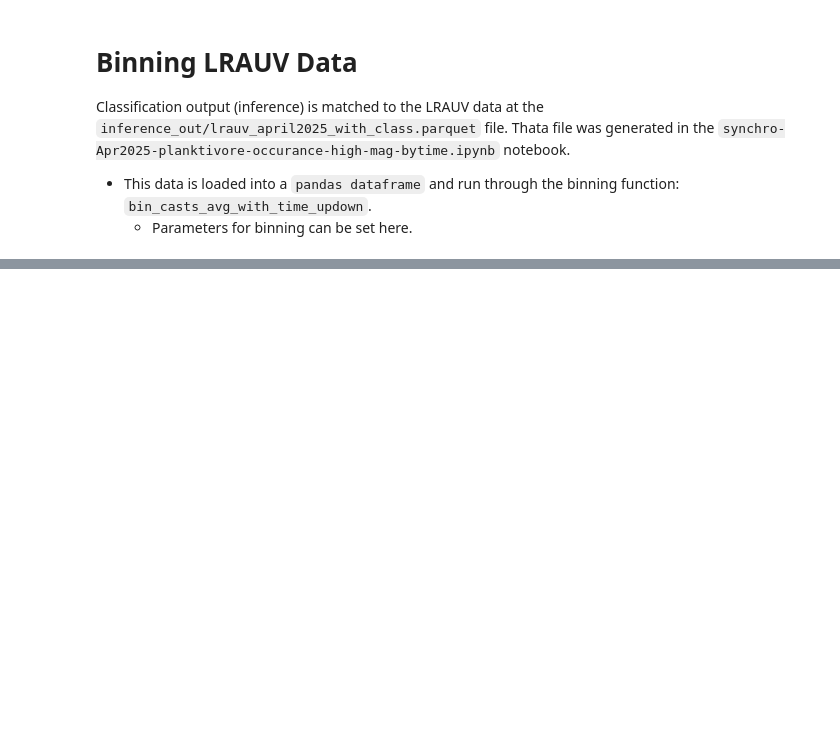
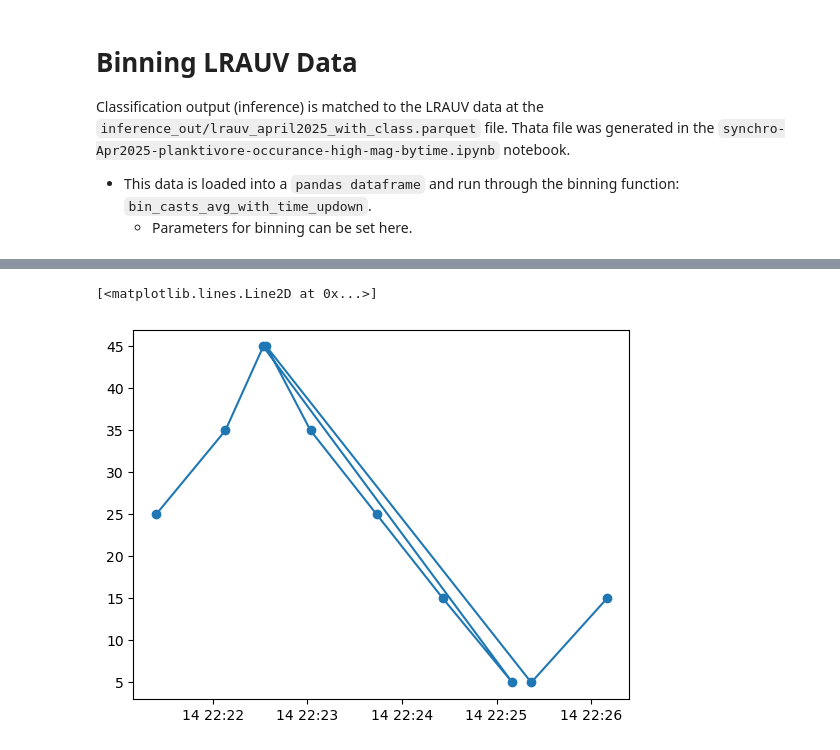
Before and after one commit to CeNCOOS/planktivore_processing_code, a Jupyter notebook: notebooks/synchro-Apr2025-planktivore-depth-binning.ipynb, the cells around one changed output, grey strips where cells are left out. Saved outputs shown, nothing was run; the diff lists cells and outputs as text; code cells hidden in the pictures; blank space fills up the shorter version.

```diff
--- a/notebooks/synchro-Apr2025-planktivore-depth-binning.ipynb
+++ b/notebooks/synchro-Apr2025-planktivore-depth-binning.ipynb
@@ -223,5 +236,5 @@ def bin_casts_avg_with_time_updown(
 # %%
 #df = pd.read_parquet(p / "lrauv_april2025_with_class.parquet")
 #df = pd.read_parquet(p / "lrauv_april2025_with_class_20251009model_filtered.parquet")
-df = pd.read_parquet(p / "lrauv_april2025_with_class_20251009model_filtered_addNaN.parquet")
+df = pd.read_parquet(p / "lrauv_april2025_with_class_20251009model_filtered_addNaN_update.parquet")
 #df=pd.read_parquet(p / "inference_results_mbari-ptvr-vits-b8-20250826_synchro_202504.parquet")
@@ -228 +276,21 @@ df = pd.read_parquet(p / "lrauv_april2025_with_class_20251009model_filtered_addN
+# %%
+cols_to_bin = ['Akashiwo', 'Amphidinium_Oxyphysis', 'Ceratium',
+       'Chaetoceros', 'Ciliate', 'Cylindrotheca',
+       'Detonula_Cerataulina_Lauderia', 'Detritus', 'Dictyocha',
+       'Dinoflagellate', 'Eucampia', 'Guinardia_Dactyliosolen', 'Gyrodinium',
+       'Medium_pennate', 'Mesodinium', 'Mixed_diatom_chain', 'Nano_plankton',
+       'Polykrikos', 'Prorocentrum', 'Pseudo-nitzschia', 'Strombidium',
+       'Thalassionema', 'Thalassiosira', 'Tiarina', 'Truncated',
+       'unknown_flagellate', 'Akashiwo_rate', 'Amphidinium_Oxyphysis_rate',
+       'Ceratium_rate', 'Chaetoceros_rate', 'Ciliate_rate',
+       'Cylindrotheca_rate', 'Detonula_Cerataulina_Lauderia_rate',
+       'Detritus_rate', 'Dictyocha_rate', 'Dinoflagellate_rate',
+       'Eucampia_rate', 'Guinardia_Dactyliosolen_rate', 'Gyrodinium_rate',
+       'Medium_pennate_rate', 'Mesodinium_rate', 'Mixed_diatom_chain_rate',
+       'Nano_plankton_rate', 'Polykrikos_rate', 'Prorocentrum_rate',
+       'Pseudo-nitzschia_rate', 'Strombidium_rate', 'Thalassionema_rate',
+       'Thalassiosira_rate', 'Tiarina_rate', 'Truncated_rate',
+       'unknown_flagellate_rate']
+mask=df['rois_count'].isna()
+df.loc[mask, cols_to_bin]=np.nan
 # %%
@@ -416,9 +479,9 @@ binned = bin_casts_avg_with_time_updown(
     depth_col="depth",
     cast_col="cast_id",
     time_col="time",   # or None to use datetime index
-    bin_size=5,
+    bin_size=10, # changed from 5 to 10 on 2026-01-21
     phase_labels=("down", "up"),
-    smooth_window=5,
+    smooth_window=10, # changed from 5 to 10 on 2026-01-21
 #    smooth_window=17,
     closed="right",
     per_phase_edges=True,  # True if you want separate edges for up/down
@@ -447,3 +549,9 @@ binned.keys()
+# %%
+# why do the time values look messed up?
+plt.plot(binned['rep_timestamp'][90:100],binned['depth_bin_center'][90:100],'o-')
+# %% [output]
+[<matplotlib.lines.Line2D at 0x...>]
+[figure, added]
 # %%
 fig1,ax1 = plt.subplots(figsize=(12, 3))
 cax1 = ax1.scatter(binned['start_time'], binned['depth_bin_center'],c=binned['Pseudo-nitzschia'],clim=(0,2),s=5)
```
Also changed, not shown: parts of 14 cells of this notebook.
